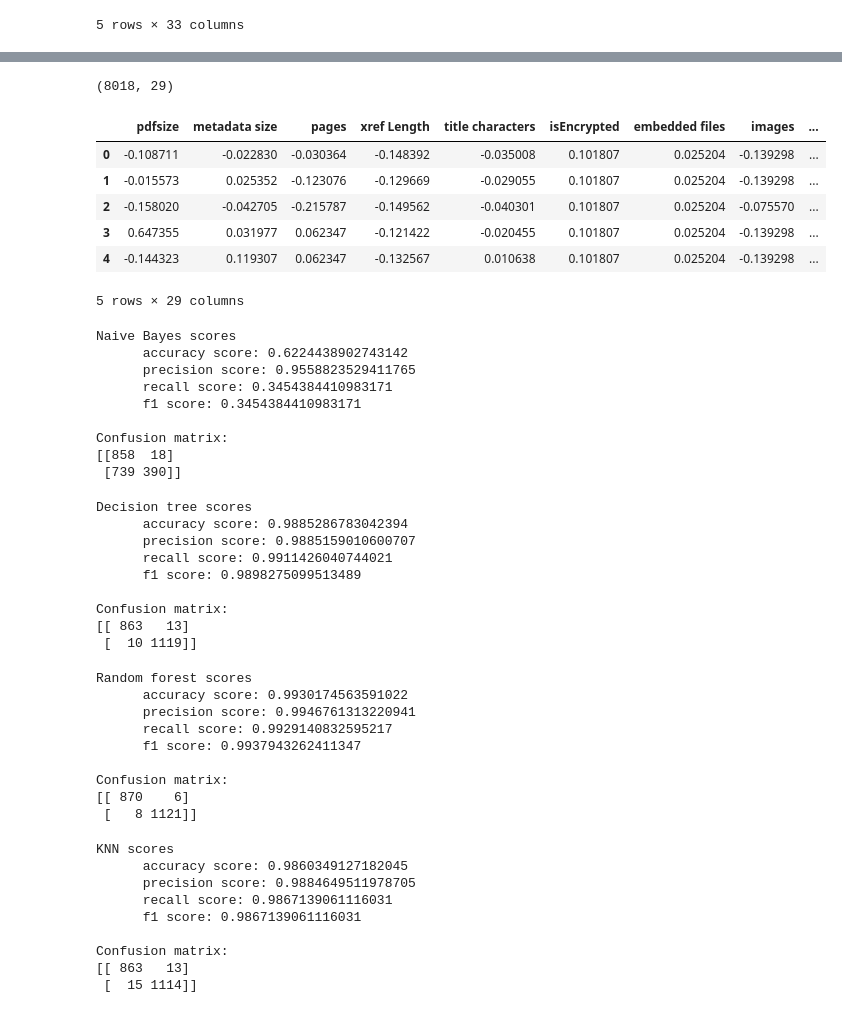
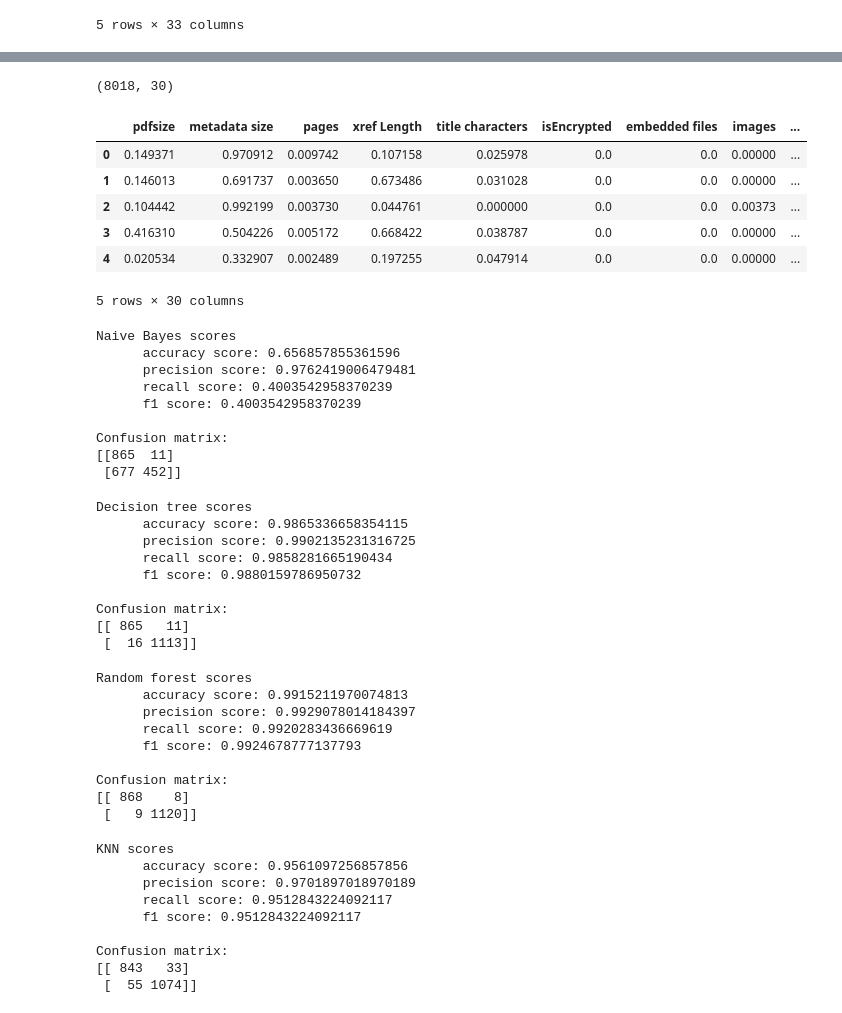
Before and after one commit to paulschweitzer/BSP5, a Jupyter notebook: PDF Malware analysis.ipynb, the cells around one changed output, grey strips where cells are left out. Drawn from its saved outputs; the diff is of its cells as text; code cells hidden in the pictures.

```diff
--- a/PDF Malware analysis.ipynb
+++ b/PDF Malware analysis.ipynb
@@ -36,8 +36,8 @@ new_labels = {'Malicious': 1, 'Benign': 0}
 data['Class'] = data['Class'].map(new_labels)
 
 
-new_labels = {'1(1)': '1', '2(1)': '2', '3(1)': '3', '29(2)': '29', '34(2)': '34', '2(2)': '2', '>': '-1', '53(1)': '53', '5(1)': '5', '12(2)': '2', '53(2)': '53',
-              '(most': '0', '_Pro_Rodeo_Pix_': '0', "_Pro_Rodeo_Pix_'": '0', 'pdfid.py': '0', 'pdfHeader)': '0', 'bytes[endHeader]': '0', 'list': 0}
+new_labels = {'1(1)': '1', '2(1)': '2', '3(1)': '3', '29(2)': '29', '34(2)': '34', '2(2)': '2', '>': '0', '53(1)': '53', '5(1)': '5', '12(2)': '2', '53(2)': '53', '-1': '0',
+              '(most': '0', '_Pro_Rodeo_Pix_': '0', "_Pro_Rodeo_Pix_'": '0', 'pdfid.py': '0', 'pdfHeader)': '0', 'bytes[endHeader]': '0', 'list': '0', 'unclear': '0', 'Yes': '1', 'No': '0'}
 
 for col in data.drop(columns=['Class']).columns:
     data[col] = data[col].replace(new_labels)
@@ -64,27 +64,27 @@ data.describe()
 | 75% | 80.000000 | 319.000000 | 2.000000 | 77.000000 | 13.000000 | 0.000000 | 0.000000 | 18.000000 | ... |
 | max | 23816.000000 | 77185.000000 | 595.000000 | 263987.000000 | 76993.000000 | 4.000000 | 5.000000 | 812.000000 | ... |
 # %%
-class_data = data.drop(columns=['Fine name', 'text', 'header', 'Class'])
+class_data = data.drop(columns=['Fine name', 'header', 'Class'])
 
 x_train, x_test, y_train, y_test = train_test_split(class_data, data['Class'], test_size=0.2, random_state=77)
 x_train.shape
 # %% [output]
-(8018, 29)
+(8018, 30)
 # %%
 # Normalize features
-normalizer = StandardScaler()
+normalizer = Normalizer()
 x_train = normalizer.fit_transform(x_train)
 x_test = normalizer.transform(x_test)
 
 pd.DataFrame(x_train, columns=class_data.columns).head()
 # %% [output]
 |  | pdfsize | metadata size | pages | xref Length | title characters | isEncrypted | embedded files | images | ... |
-| 0 | -0.108711 | -0.022830 | -0.030364 | -0.148392 | -0.035008 | 0.101807 | 0.025204 | -0.139298 | ... |
-| 1 | -0.015573 | 0.025352 | -0.123076 | -0.129669 | -0.029055 | 0.101807 | 0.025204 | -0.139298 | ... |
-| 2 | -0.158020 | -0.042705 | -0.215787 | -0.149562 | -0.040301 | 0.101807 | 0.025204 | -0.075570 | ... |
-| 3 | 0.647355 | 0.031977 | 0.062347 | -0.121422 | -0.020455 | 0.101807 | 0.025204 | -0.139298 | ... |
-| 4 | -0.144323 | 0.119307 | 0.062347 | -0.132567 | 0.010638 | 0.101807 | 0.025204 | -0.139298 | ... |
+| 0 | 0.149371 | 0.970912 | 0.009742 | 0.107158 | 0.025978 | 0.0 | 0.0 | 0.00000 | ... |
+| 1 | 0.146013 | 0.691737 | 0.003650 | 0.673486 | 0.031028 | 0.0 | 0.0 | 0.00000 | ... |
+| 2 | 0.104442 | 0.992199 | 0.003730 | 0.044761 | 0.000000 | 0.0 | 0.0 | 0.00373 | ... |
+| 3 | 0.416310 | 0.504226 | 0.005172 | 0.668422 | 0.038787 | 0.0 | 0.0 | 0.00000 | ... |
+| 4 | 0.020534 | 0.332907 | 0.002489 | 0.197255 | 0.047914 | 0.0 | 0.0 | 0.00000 | ... |
-5 rows × 29 columns
+5 rows × 30 columns
 # %%
 # Naive Bayes
 nb = GaussianNB()
@@ -105,14 +105,14 @@ print(f"""Naive Bayes scores
 print(f"Confusion matrix:\n{confusion_matrix(y_test, y_pred)}")
 # %% [output]
 Naive Bayes scores
-      accuracy score: 0.6224438902743142
-      precision score: 0.9558823529411765
-      recall score: 0.3454384410983171
-      f1 score: 0.3454384410983171
+      accuracy score: 0.656857855361596
+      precision score: 0.9762419006479481
+      recall score: 0.4003542958370239
+      f1 score: 0.4003542958370239
 
 Confusion matrix:
-[[858  18]
- [739 390]]
+[[865  11]
+ [677 452]]
 # %%
 tree = DecisionTreeClassifier(max_depth=100)
 tree.fit(x_train, y_train)
@@ -132,14 +132,14 @@ print(f"""Decision tree scores
 print(f"Confusion matrix:\n{confusion_matrix(y_test, y_pred)}")
 # %% [output]
 Decision tree scores
-      accuracy score: 0.9885286783042394
-      precision score: 0.9885159010600707
-      recall score: 0.9911426040744021
-      f1 score: 0.9898275099513489
+      accuracy score: 0.9865336658354115
+      precision score: 0.9902135231316725
+      recall score: 0.9858281665190434
+      f1 score: 0.9880159786950732
 
 Confusion matrix:
-[[ 863   13]
- [  10 1119]]
+[[ 865   11]
+ [  16 1113]]
 # %%
 rf = RandomForestClassifier()
 rf.fit(x_train, y_train)
@@ -159,14 +159,14 @@ print(f"""Random forest scores
 print(f"Confusion matrix:\n{confusion_matrix(y_test, y_pred)}")
 # %% [output]
 Random forest scores
-      accuracy score: 0.9930174563591022
-      precision score: 0.9946761313220941
-      recall score: 0.9929140832595217
-      f1 score: 0.9937943262411347
+      accuracy score: 0.9915211970074813
+      precision score: 0.9929078014184397
+      recall score: 0.9920283436669619
+      f1 score: 0.9924678777137793
 
 Confusion matrix:
-[[ 870    6]
- [   8 1121]]
+[[ 868    8]
+ [   9 1120]]
 # %%
 knn = KNeighborsClassifier()
 knn.fit(x_train, y_train)
@@ -186,13 +186,13 @@ print(f"""KNN scores
 print(f"Confusion matrix:\n{confusion_matrix(y_test, y_pred)}")
 # %% [output]
 KNN scores
-      accuracy score: 0.9860349127182045
-      precision score: 0.9884649511978705
-      recall score: 0.9867139061116031
-      f1 score: 0.9867139061116031
+      accuracy score: 0.9561097256857856
+      precision score: 0.9701897018970189
+      recall score: 0.9512843224092117
+      f1 score: 0.9512843224092117
 
 Confusion matrix:
-[[ 863   13]
- [  15 1114]]
+[[ 843   33]
+ [  55 1074]]
 # %%
 hidden_layers = (128,)
```
Also changed, not shown: parts of 18 cells of this notebook, 1 other file.
